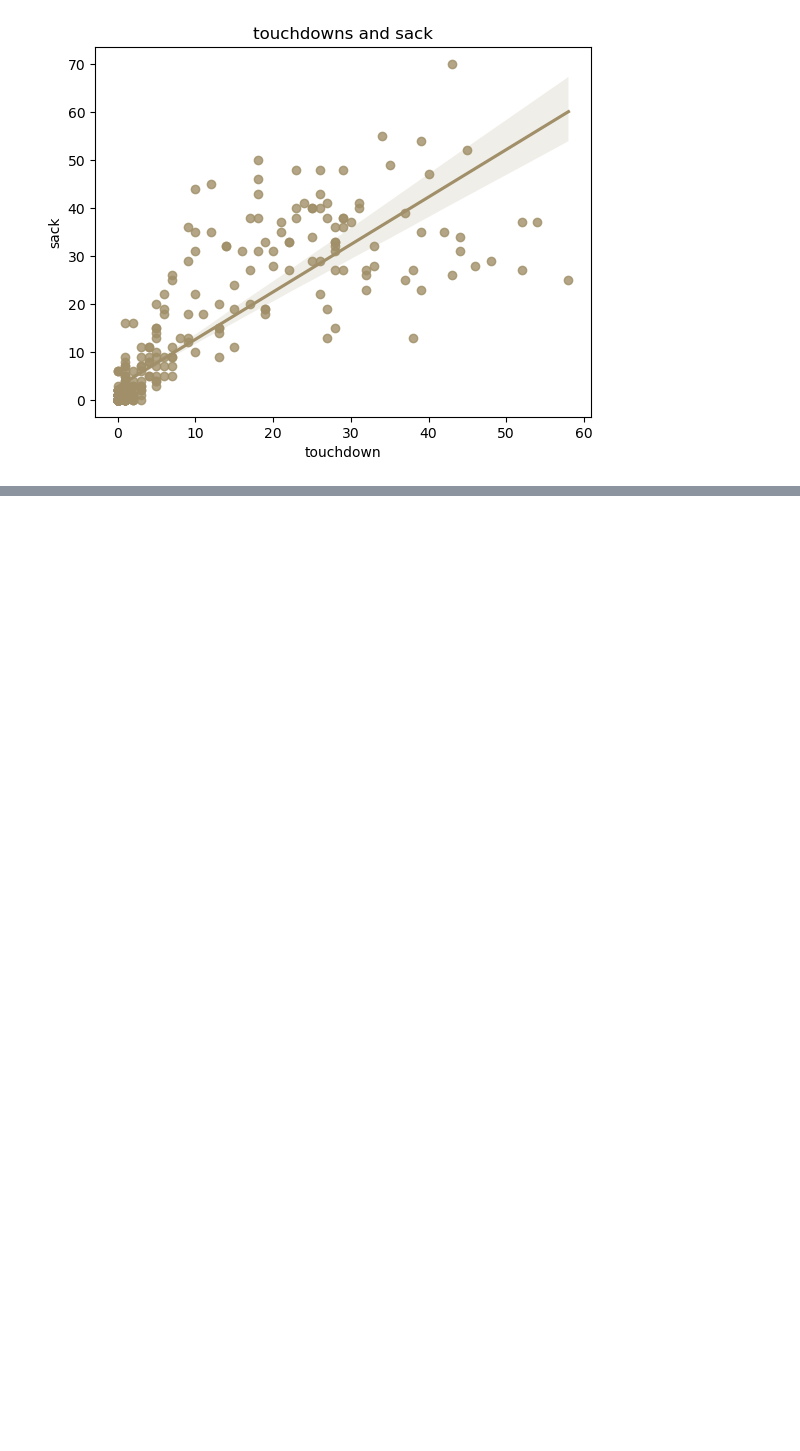
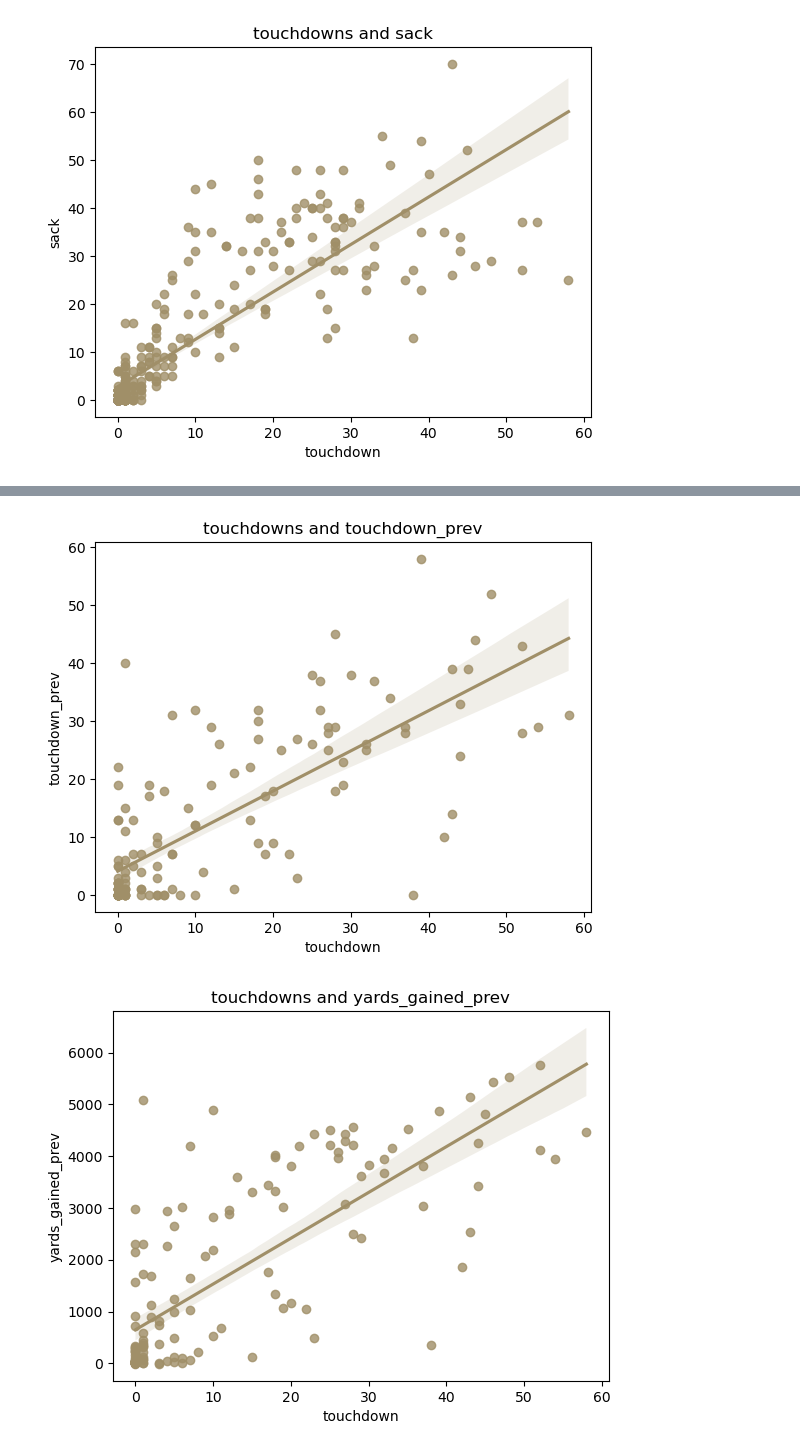
Before and after one commit to thijswillemmoens/predict_nfl_touchdowns, a Jupyter notebook: main.ipynb, the cells around one changed output, grey strips where cells are left out. Drawn from its saved outputs; the diff is of its cells as text; code cells hidden in the pictures; blank space fills up the shorter version.

```diff
--- a/main.ipynb
+++ b/main.ipynb
@@ -117,3 +117,28 @@ for y in ['yards_gained', 'complete_pass',
 [figure]
 [figure]
 [figure]
+# %%
+# Apparently knowing yards gained,
+# completed passes, attempted passes,
+# interceptions, and sacks all correlate with
+# touchdowns. Let's see if this is the case for
+# _next season_ touchdowns
+
+# make a copy of the qb dataframe
+_df = qb_df.copy()
+
+# add 1 to season
+_df['season'] = _df['season'].add(1)
+
+# merge this back on the original qb dataframe
+# specify "on=[]" so we only join on specific
+# columns; specify "suffixes=()" so the duplicate
+# column names get a suffix appended to them;
+# specify "how='left'" so this is a left join
+new_qb_df = (qb_df
+             .merge(_df,
+                    on=['season', 'passer_id', 'passer'],
+                    suffixes=('', '_prev'),
+                    how='left'))
+
+new_qb_df.sample(10)
@@ -119,0 +157,12 @@ for y in ['yards_gained', 'complete_pass',
+# %%
+# let's see what correlates with
+# next season touchdowns
+for y in ['touchdown_prev','yards_gained_prev',
+          'complete_pass_prev', 'pass_prev',
+          'interception_prev','sack_prev']:
+  sns.regplot(data=new_qb_df, x='touchdown', y=y, color="#a08f68")
+  plt.title(f"touchdowns and {y}")
+  plt.show()
+# %% [output]
+[figure, added]
+[figure, added]
```
Also changed, not shown: parts of 10 cells of this notebook.
